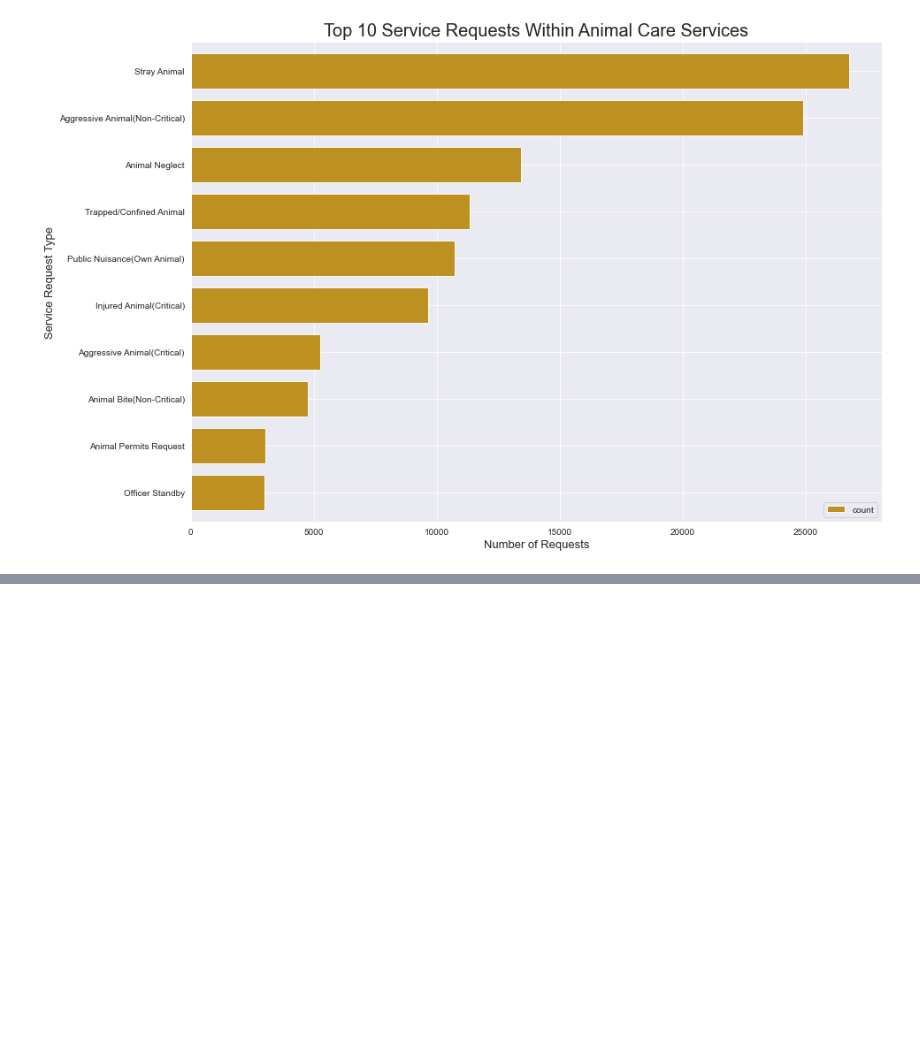
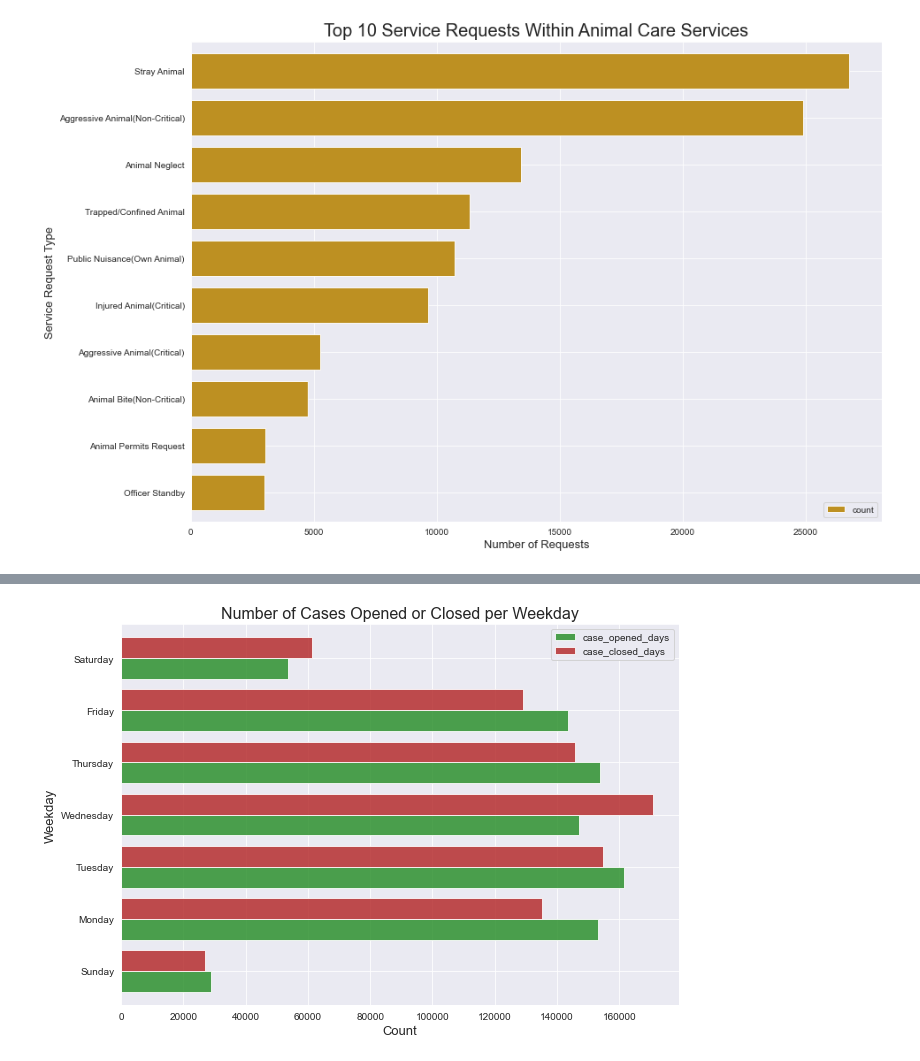
Before and after one commit to nicholas-dougherty/spark-exercises, a Jupyter notebook: explore.ipynb, the cells around one changed output, grey strips where cells are left out. Drawn from its saved outputs; the diff is of its cells as text; code cells hidden in the pictures; blank space fills up the shorter version.

Commit message:
two visualizations remain

```diff
--- a/explore.ipynb
+++ b/explore.ipynb
@@ -363,0 +411,22 @@ with sns.axes_style('darkgrid'):
+# %%
+# turn to pandas for graphing
+open_days = (
+    df
+    .groupby(date_format(col("case_opened_date"), "EEEE").alias('weekday'),
+             dayofweek(col('case_opened_date')).alias('numbered_day'))
+    .count()
+    .sort(asc('numbered_day'))
+    .toPandas()
+)
+print(f' These are the days where cases are opened: \n \n {open_days}')
+
+closed_days = (
+    df
+    .groupby(date_format(col("case_closed_date"), "EEEE").alias('weekday'),
+             dayofweek(col('case_closed_date')).alias('numbered_day'))
+    .count()
+    .sort(asc('numbered_day'))
+    .dropna()
+    .toPandas()
+)
+print(f' These are the days where cases are closed: \n \n {closed_days}')
@@ -363,0 +454,15 @@ with sns.axes_style('darkgrid'):
+# %%
+# bring it all together
+all_dates = open_days.merge(closed_days, how = 'left', on = 'weekday')
+
+#drop numbered_day
+all_dates = all_dates.drop(columns = ['numbered_day_x', 'numbered_day_y'])
+
+
+# set index to day and rename columns for clarity
+all_dates = all_dates.set_index('weekday').rename(columns = {'count_x': 'case_opened_days', 'count_y': 'case_closed_days'})
+
+# drop nulls, that's from cases not being closed yet
+all_dates = all_dates.dropna()
+
+all_dates
@@ -364,3 +480,13 @@ with sns.axes_style('darkgrid'):
+# %%
+with sns.axes_style('darkgrid'):
+
+    all_dates.plot.barh(figsize = (10,7), color = ['forestgreen', 'firebrick'], width = .8, alpha = .8)
+    plt.title('Number of Cases Opened or Closed per Weekday', fontsize = 16)
+    plt.xlabel('Count', fontsize = 13)
+    plt.ylabel('Weekday', fontsize = 13)
+    plt.show()
+# %% [output]
+[figure, added]
 # %%
 # On average, how many cases are opened a day for the Customer Service department?
 # %%
```
Also changed, not shown: parts of 4 cells of this notebook.
